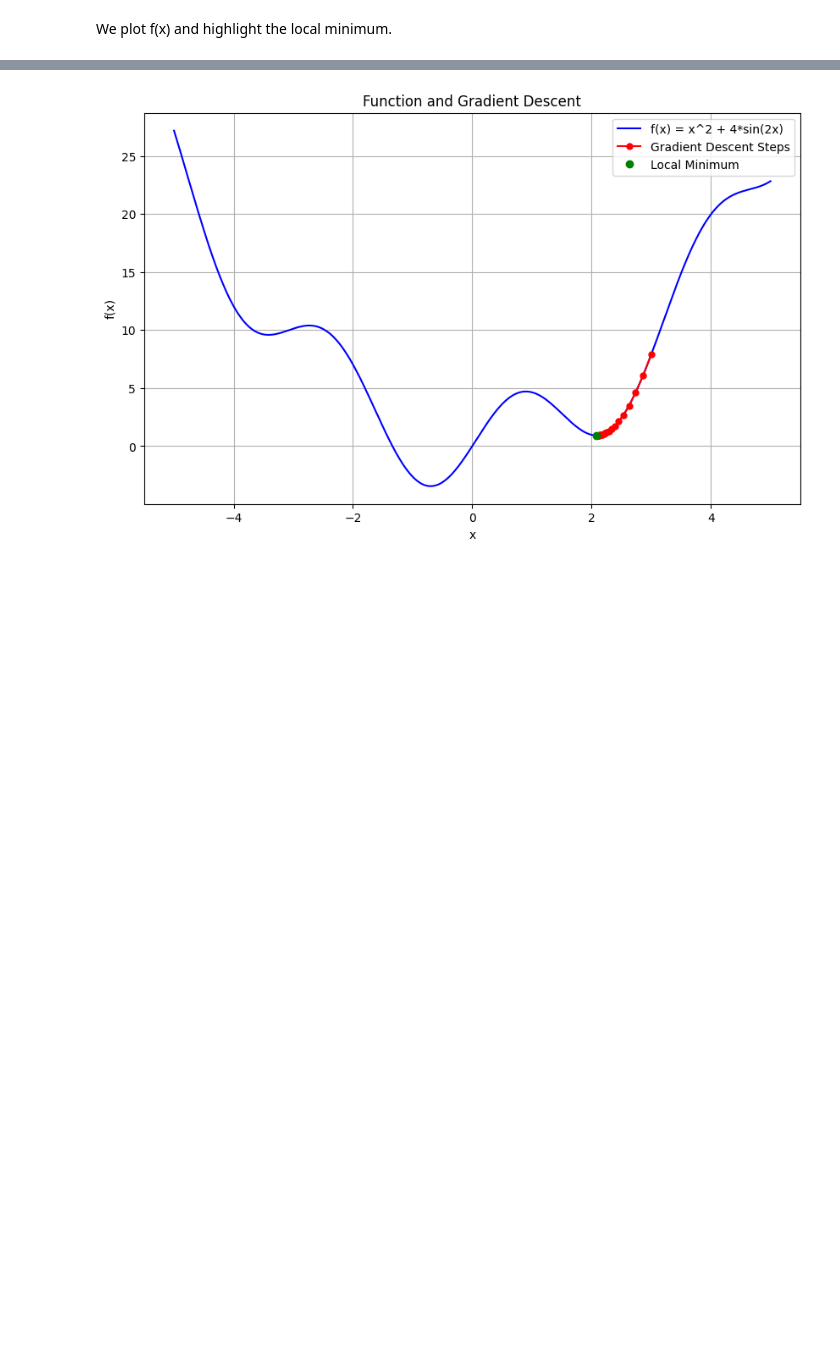
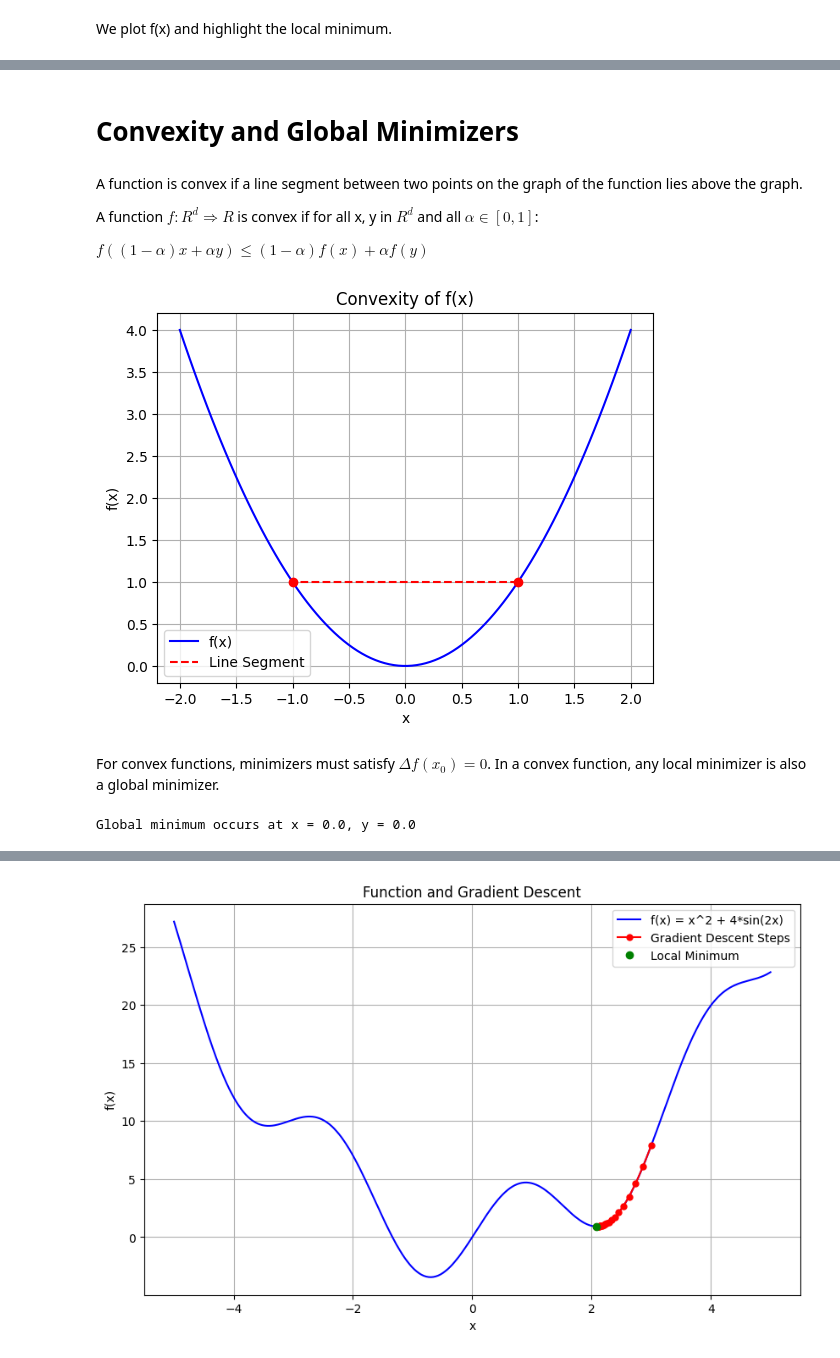
Before and after one commit to shahnawazsyed/MAT422, a Jupyter notebook: Unconstrained_Optimization.ipynb, the cells around one changed output, grey strips where cells are left out. Cells and saved outputs as stored; diff of their text form; code cells hidden in the pictures; blank space fills up the shorter version.

```diff
--- a/Unconstrained_Optimization.ipynb
+++ b/Unconstrained_Optimization.ipynb
@@ -63,0 +80,35 @@ We plot f(x) and highlight the local minimum.
+# %% [markdown]
+# **Convexity and Global Minimizers**
+# %% [markdown]
+A function is convex if a line segment between two points on the graph of the function lies above the graph.
+
+A function $f: R^d ⇒ R$ is convex if for all x, y in $R^d$ and all $α ∈ [0,1]$:
+
+$f((1-\alpha)x+αy) ≤ (1-\alpha)f(x)+αf(y)$
+# %%
+def f(x):
+    return x ** 2
+
+x = np.linspace(-2, 2, 100)
+y = f(x)
+
+x1, x2 = -1, 1
+y1, y2 = f(x1), f(x2)
+
+t = np.linspace(0, 1, 100)
+convex_combination = t * x1 + (1 - t) * x2
+line_values = t * y1 + (1 - t) * y2
+
+plt.plot(x, y, label='f(x)', color='blue')
+plt.plot(convex_combination, line_values, 'r--', label='Line Segment')
+plt.scatter([x1, x2], [y1, y2], color='red', zorder=5)
+plt.title('Convexity of f(x)')
+plt.xlabel('x')
+plt.ylabel('f(x)')
+plt.legend()
+plt.grid(True)
+plt.show()
+# %% [output]
+[figure, added]
+# %% [markdown]
+For convex functions, minimizers must satisfy $Δf(x_0)=0$. In a convex function, any local minimizer is also a global minimizer.
@@ -63,0 +118,5 @@ We plot f(x) and highlight the local minimum.
+# %%
+local_min, steps = gradient_descent(f_prime, 5, 0.01)
+print(f"Global minimum occurs at x = {round(local_min, 2)}, y = {round(f(local_min), 0)}")
+# %% [output]
+Global minimum occurs at x = 0.0, y = 0.0
```
Also changed, not shown: parts of 11 cells of this notebook.
